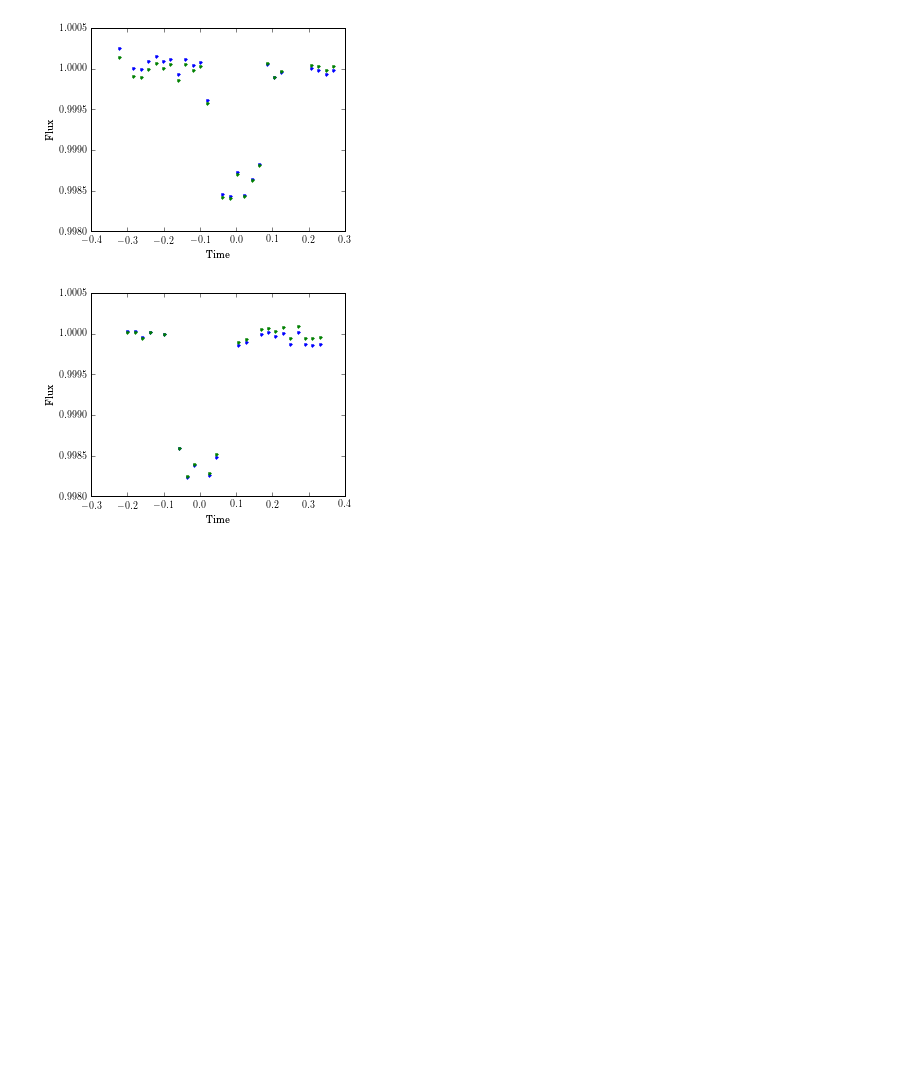
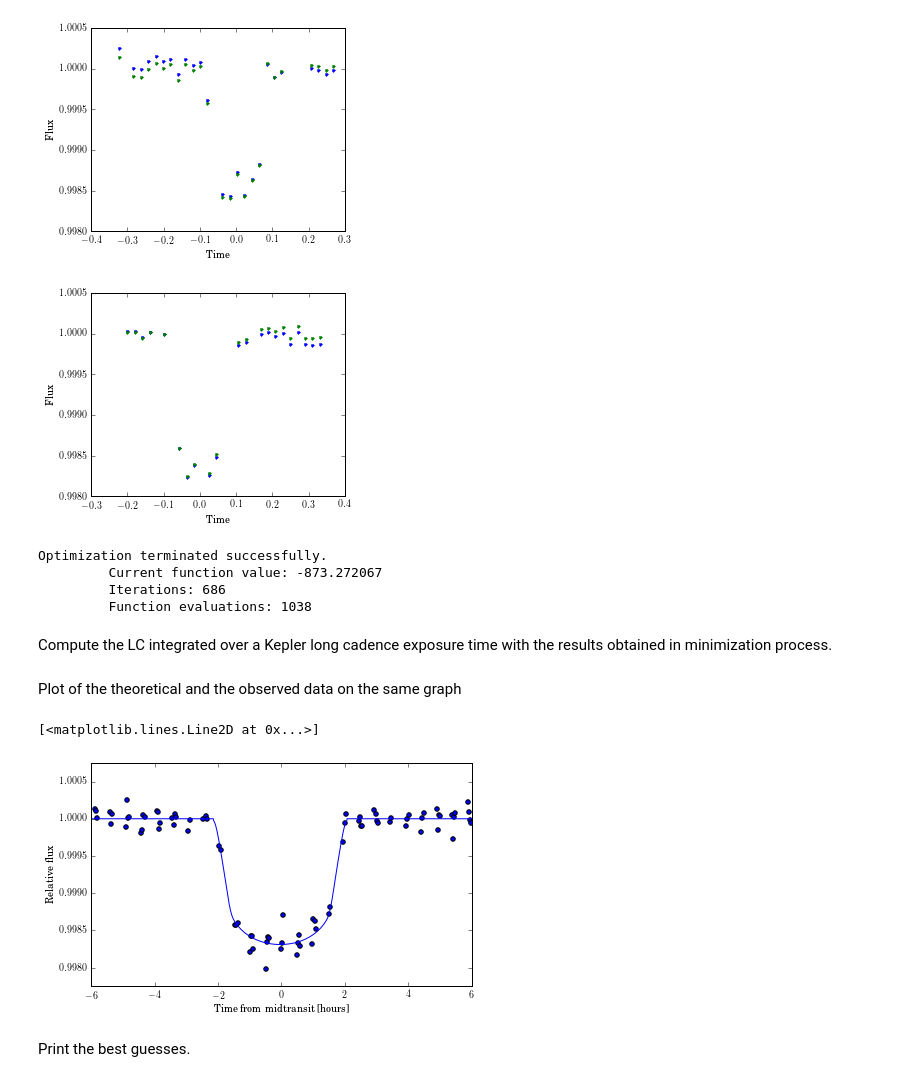
Before and after one commit to sanchisojeda/Transit-Analysis, a Jupyter notebook: test1.ipynb, the cells around one changed output. Saved outputs shown, nothing was run; the diff lists cells and outputs as text; code cells hidden in the pictures; blank space fills up the shorter version.

Commit message:
Updated version of the code for LC Analysis
Transit library works, EMCEE gives error with negative radius.

```diff
--- a/test1.ipynb
+++ b/test1.ipynb
@@ -64,9 +58,9 @@ for file in glob.glob("LCfluxesepic*.txt"):
     data = pd.read_table(file, sep='\s+', header = None, names=['time', 'flux','other'])
     timeLC = data['time']
     fluxLC = data['flux']
-    error = np.std(fluxLC)
+    errorLC = np.std(fluxLC)
     meanFlux = np.mean(fluxLC)
-    goodP = fluxLC<=meanFlux+3*error
+    goodP = fluxLC<=meanFlux+3*errorLC
     plt.figure(1)
     plt.plot(timeLC[goodP], fluxLC[goodP],'.')
     plt.xlabel('BJD-2454900', fontsize=12)
@@ -211,0 +269,76 @@ for i in range(0,len(transits)):
+# %%
+def lnprior(theta):
+    pdepth, pb, pt0, sigma, sumLD, pmass, pradius, f0 = theta
+    if (0.4 < sumLD < 1.0) and (0 <= pb <1.0) and (0 <= sigma):
+        return 0.0
+    return -np.inf
+# %%
+"""It is important that the first argument of the probability function is the position of a single walker
+(a N dimensional numpy array). The following arguments are going to be constant every time the function
+is called and the values come from the args parameter of our EnsembleSampler that we’ll see soon."""
+
+def lnprob(theta, timeLC, fluxLC, errorLC, allfixed):
+    lp = lnprior(theta)
+    if not np.isfinite(lp):
+        return -np.inf
+    return lp + lnlike(theta, timeLC, fluxLC, errorLC, allfixed)
+# %%
+# Lambda is a simple way of writing a scalar function of one or more variables. In our case, we have:
+# x(args)=-lnprob(args).
+
+nll = lambda *args: -lnprob(*args)
+
+# We will now minimize the function nll using the library"scipy.optimize.minimize".
+# The Input parameters are "minimize(1,2,3..)", where 1,2,3... are:
+'''
+     1) fun: Our scalar function --> nll
+     2) x0: Initial guess --> [1.2*depth, b (impact parameter), 0.0 (t0), 0.0 (sigma), 0.6 (sumLD), mass (mass star),
+            radius (radius star), 1.0 (f0)
+     3) args: Extra arguments passed to the objective function & its derivatives --> args = (timeLC, fluxLC,
+              errorLC, allfixed)
+     4) Options --> options={'disp' : True}. Set to True to print convergence messages
+     5) Method: Type of solver (default is None) --> method='Nelder-Mead'. The Nelder-Mead method is used
+               to find the minimum or maximum of a function in a many-dimensional space. It's applied to
+               nonlinear optimization problems for which derivatives may not be known."
+ '''
+
+result = op.minimize(nll, [1.2*depth, b, 0.0, 0.0, 0.6, mass, radius, 1.0],
+                     args=(dt, fluxTrans, errorLC, allfixed), options={'disp': True}, method='Nelder-Mead')
+
+# Results of minimization (i.e. best guesses for depth, b, t0, sigma, sumLD, mass, radius, f0) are stored in "result"s
+depth_ml, b_ml,  t0_ml, sigma_ml, sumLD_ml, mass_ml, radius_ml, f0_ml  = result["x"]
+
+# Readjust LD coefficients.
+u1_ml = 0.5*(sumLD_ml + diffLD)
+u2_ml = sumLD_ml-u1_ml
+# %% [output]
+Optimization terminated successfully.
+         Current function value: -873.272067
+         Iterations: 686
+         Function evaluations: 1038
+# %% [markdown]
+Compute the LC integrated over a Kepler long cadence exposure time with the results obtained in minimization process.
+# %%
+s = transit.System(transit.Central(mu1=u1_ml, mu2=u2_ml, mass = mass_ml, radius = radius_ml ))
+body = transit.Body(r=np.sqrt(depth_ml)*radius_ml, period=period, t0=t0_ml, b=b_ml, e=ecc)
+s.add_body(body)
+
+t_theory = np.arange(-1, 1, tKep*0.01)
+f_theory = s.light_curve(t_theory, texp=tKep, tol=1e-08, maxdepth=4)
+f_theory = f_theory-1.0 + f0_ml
+# %% [markdown]
+Plot of the theoretical and the observed data on the same graph
+# %%
+fig = plt.figure(figsize=(15,4))
+ax = fig.add_subplot(1,2,1)
+ax.scatter(24.0*dt,fluxTrans)
+plt.xlim([-6.0, 6.0])
+plt.ylim([1-depth*1.5, depth*0.5+1])
+ax.set_xlabel('Time from midtransit [hours]')
+ax.set_ylabel('Relative flux')
+ax.plot(24.0*t_theory, f_theory)
+# %% [output]
+[<matplotlib.lines.Line2D at 0x...>]
+[figure, added]
+# %% [markdown]
+Print the best guesses.
```
Also changed, not shown: parts of 15 cells of this notebook.
